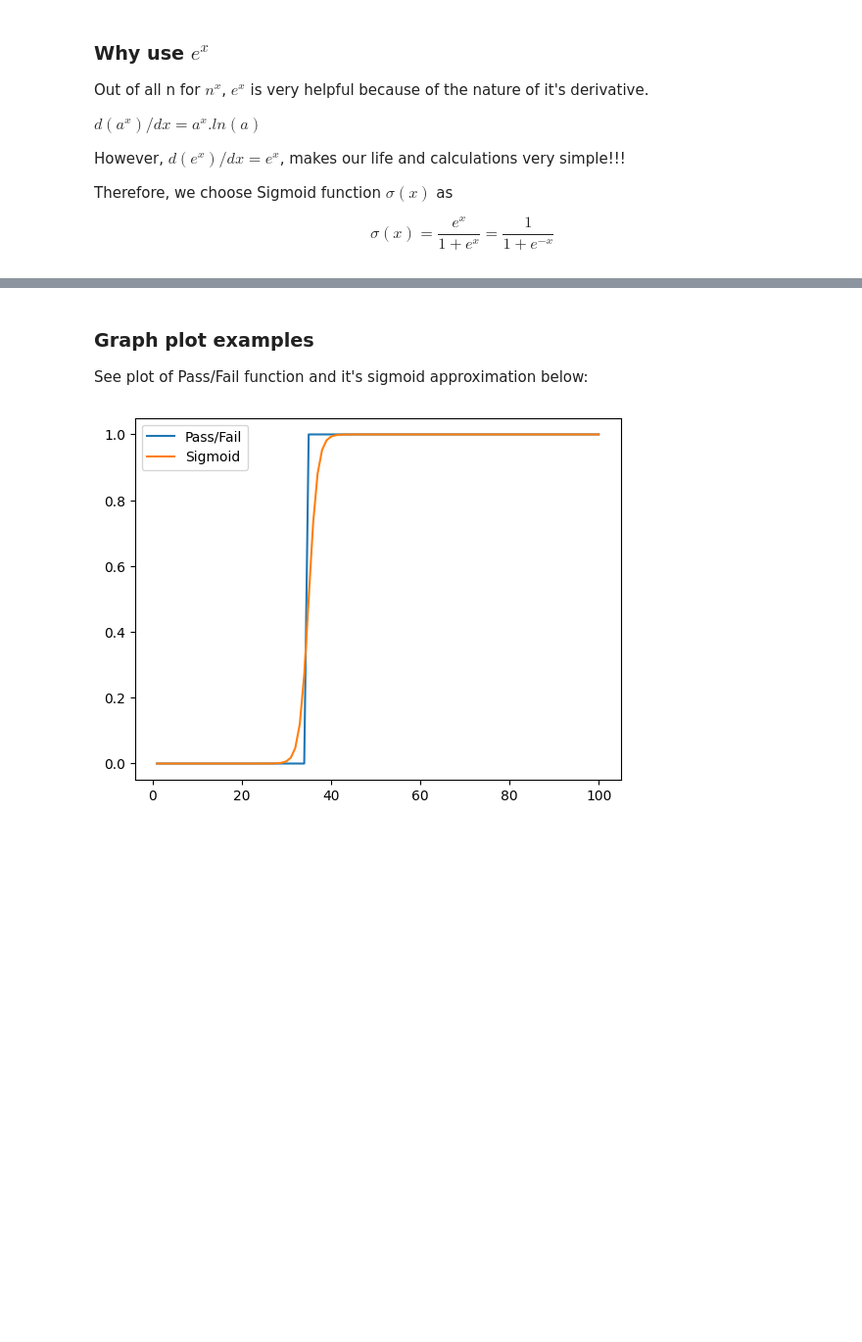
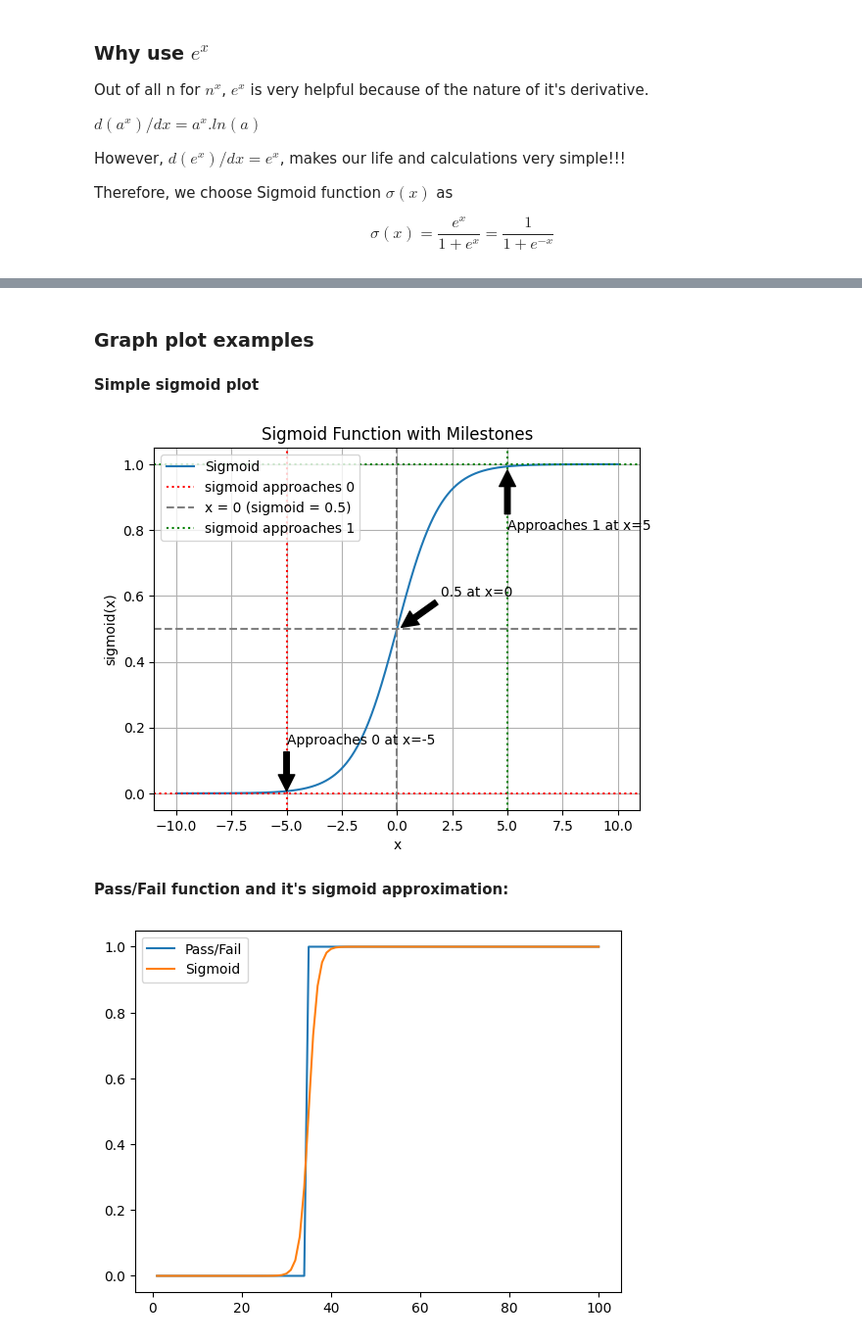
Before and after one commit to venkatbabukr/AllProjects, a Jupyter notebook: Scaler/Modules/ML_Notes.ipynb, the cells around one changed output, grey strips where cells are left out. Shown at 98% size. Drawn from its saved outputs; the diff is of its cells as text; code cells hidden in the pictures; blank space fills up the shorter version.

Commit message:
ML_Notes: More explanation of sigmoid and R-squared etc...

```diff
--- a/Scaler/Modules/ML_Notes.ipynb
+++ b/Scaler/Modules/ML_Notes.ipynb
@@ -86,5 +97,45 @@ See notes [here](https://www.geeksforgeeks.org/machine-learning/derivative-of-th
+# %% [markdown]
+### Graph plot examples
+# %%
+import matplotlib.pyplot as plt
+import numpy as np
+
+def sigmoid(x):
+  return 1 / (1 + np.exp(-x))
+# %% [markdown]
+**Simple sigmoid plot**
+# %%
+x = np.linspace(-10.0, 10.0, 2000)
+y = sigmoid(x)
+plt.plot(x, y, label='Sigmoid')
+
+# Add gridlines
+plt.grid(True)
+
+# Highlight when sigmoid starts to be > 0 (when x >= -5)
+plt.axvline(x=-5, color='red', linestyle=':', label='sigmoid approaches 0')
+plt.axhline(y=0, color='red', linestyle=':')
+
+# Highlight sigmoid = 0.5 (when x = 0)
+plt.axvline(x=0, color='gray', linestyle='--', label='x = 0 (sigmoid = 0.5)')
+plt.axhline(y=0.5, color='gray', linestyle='--')
+
+# Highlight sigmoid = 1 (asymptote, when x >= 5)
+plt.axvline(x=5, color='green', linestyle=':', label='sigmoid approaches 1')
+plt.axhline(y=1, color='green', linestyle=':')
+
+# Add annotations for clarity
+plt.annotate('Approaches 0 at x=-5', xy=(-5, 0), xytext=(-5, 0.15), arrowprops=dict(facecolor='black', shrink=0.05))
+plt.annotate('0.5 at x=0', xy=(0.1, 0.5), xytext=(2, 0.6), arrowprops=dict(facecolor='black', shrink=0.05))
+plt.annotate('Approaches 1 at x=5', xy=(5, 0.99), xytext=(5, 0.8), arrowprops=dict(facecolor='black', shrink=0.05))
+
+plt.xlabel('x')
+plt.ylabel('sigmoid(x)')
+plt.title('Sigmoid Function with Milestones')
+plt.legend()
+plt.show()
+# %% [output]
+[figure, added]
 # %% [markdown]
-### Graph plot examples
-
-See plot of Pass/Fail function and it's sigmoid approximation below:
+**Pass/Fail function and it's sigmoid approximation:**
 # %%
```
Also changed, not shown: parts of 7 cells of this notebook.
